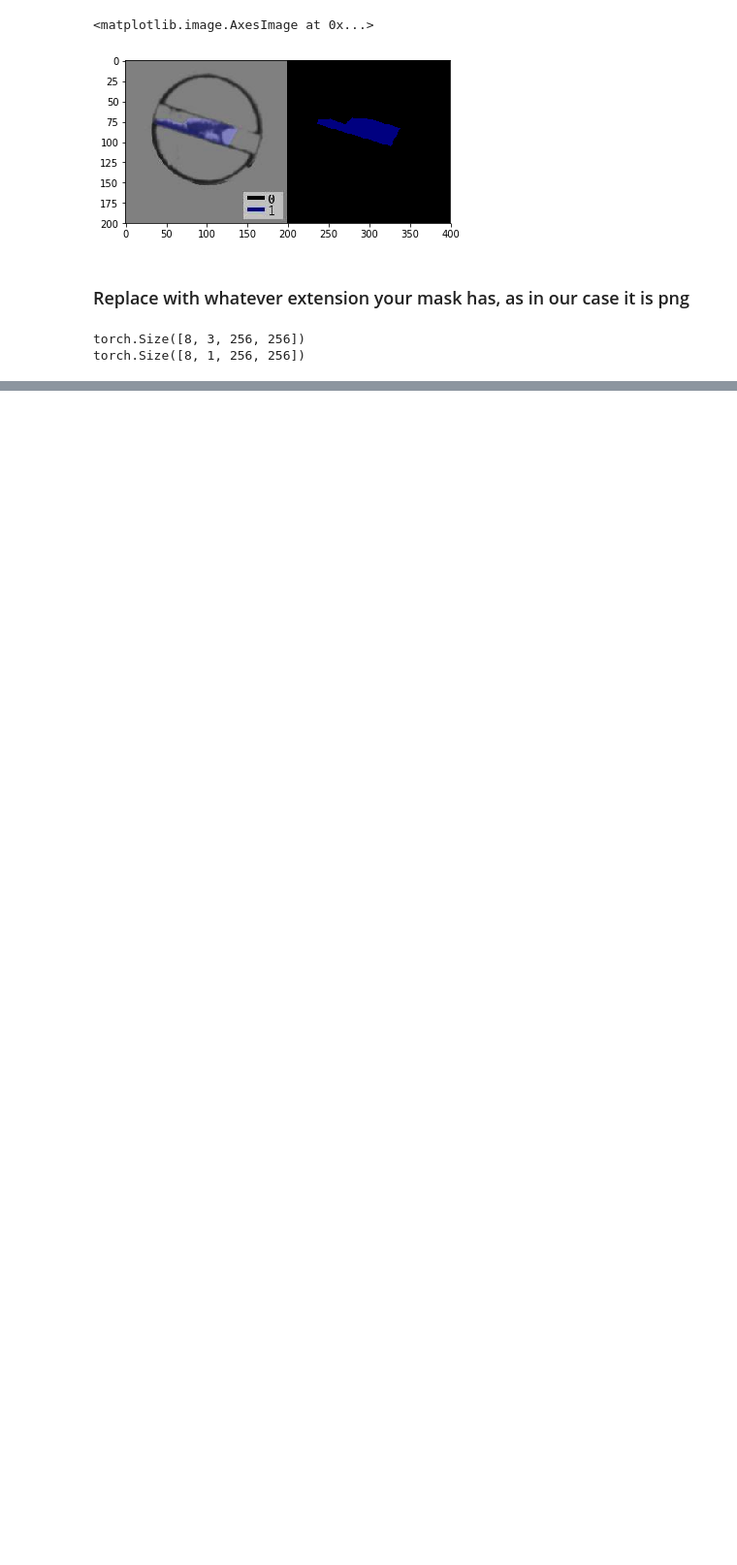
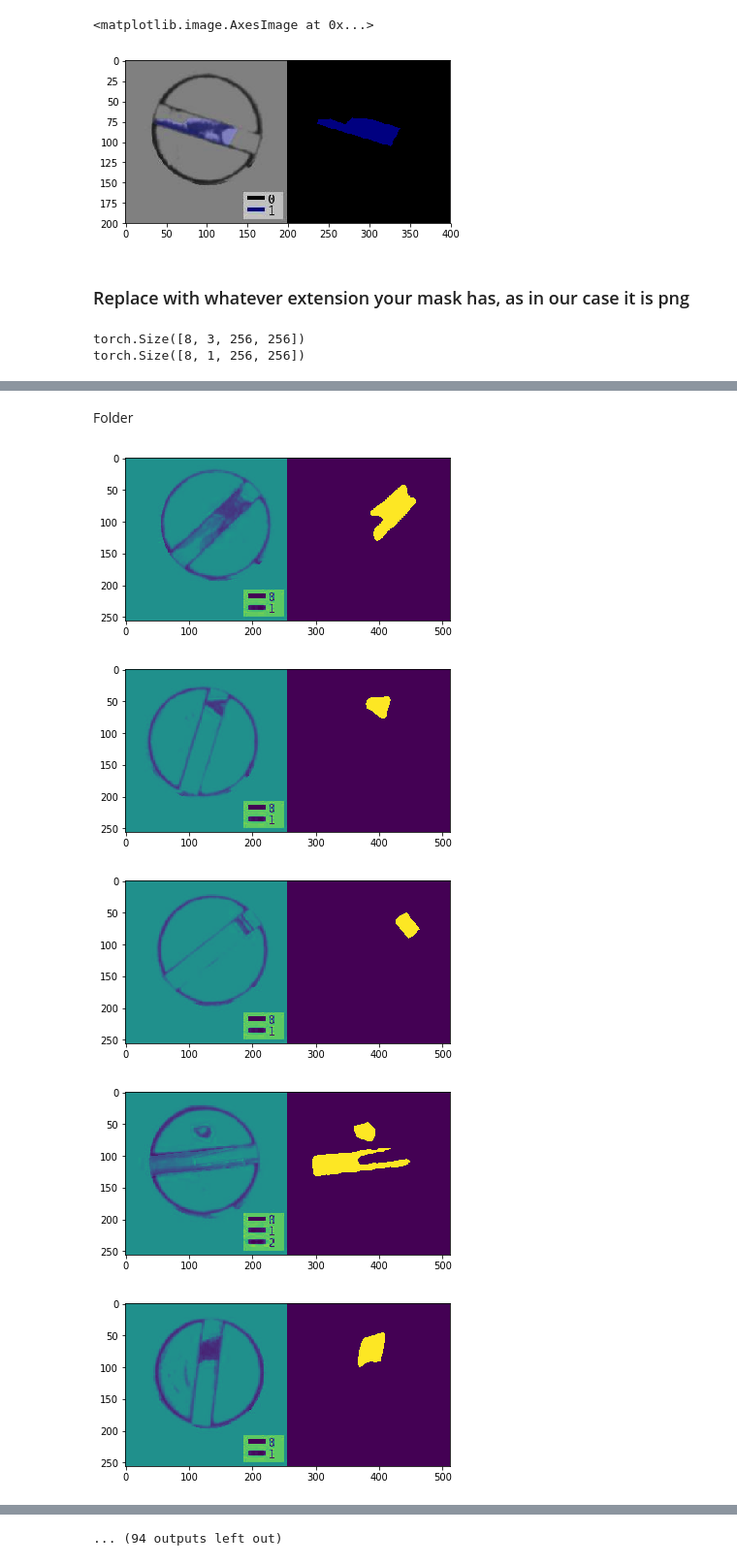
Before and after one commit to AryanRaj315/SensoVision_Segmentation, a Jupyter notebook: Train.ipynb, the cells around one changed output, grey strips where cells are left out. Shown at 97% size. Cells and saved outputs as stored; diff of their text form; code cells hidden in the pictures; blank space fills up the shorter version.

```diff
--- a/Train.ipynb
+++ b/Train.ipynb
@@ -537,0 +534,12 @@ for i in range(img.shape[0]):
+# %% [markdown]
+Folder
+# %%
+folder_path = 'data'
+model_path = 'models/Ranger_Dice_Beta_1_best_loss.pth'
+predict(model_path, folder_path = folder_path)
+# %% [output]
+[figure, added]
+[figure, added]
+[figure, added]
+[figure, added]
+[figure, added]
@@ -537,0 +553 @@ for i in range(img.shape[0]):
+... (94 outputs left out)
```
Also changed, not shown: parts of 12 cells of this notebook, 1 other file.
